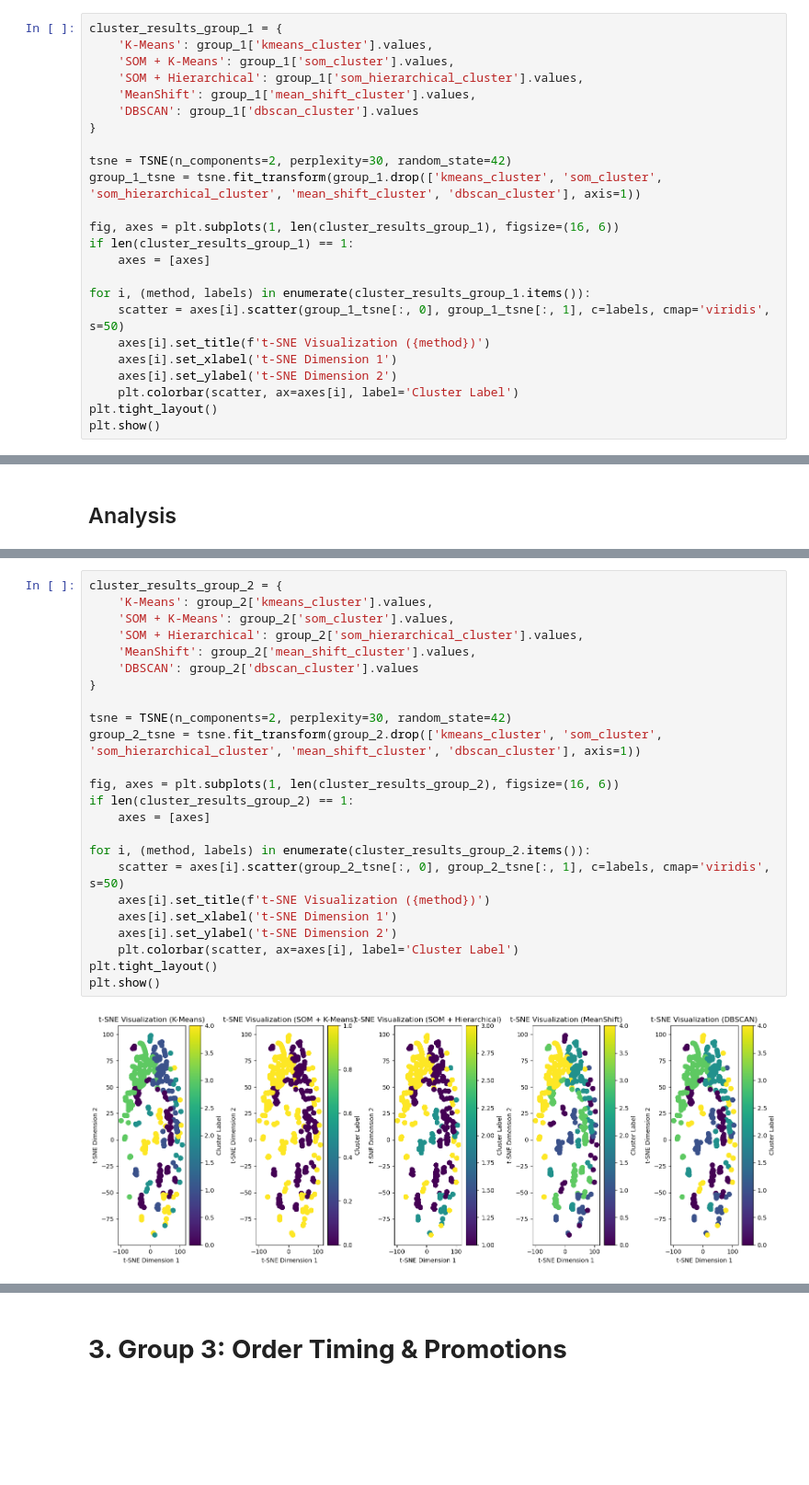
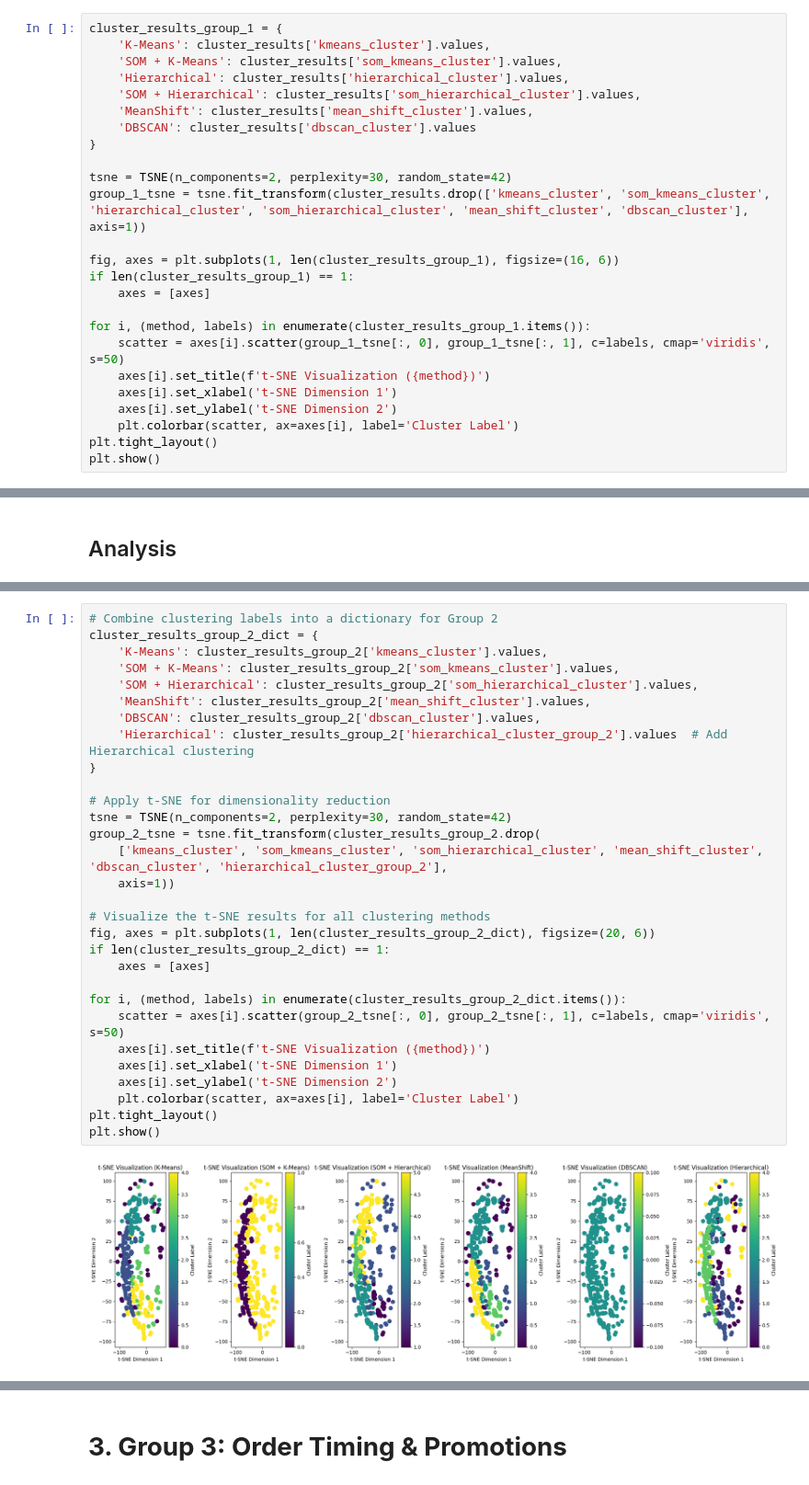
Before and after one commit to gugaaa1904/Data_Mining, a Jupyter notebook: Group 51 Clustering.ipynb, the cells around one changed output, grey strips where cells are left out. Shown at 92% size. Saved outputs shown, nothing was run; the diff lists cells and outputs as text; blank space fills up the shorter version.

```diff
--- a/Group 51 Clustering.ipynb
+++ b/Group 51 Clustering.ipynb
@@ -570,15 +793,16 @@ dbscan_cluster
 [⬆️ Back to Top](#top)
 # %%
 cluster_results_group_1 = {
-    'K-Means': group_1['kmeans_cluster'].values,
-    'SOM + K-Means': group_1['som_cluster'].values,
-    'SOM + Hierarchical': group_1['som_hierarchical_cluster'].values,
-    'MeanShift': group_1['mean_shift_cluster'].values,
-    'DBSCAN': group_1['dbscan_cluster'].values
+    'K-Means': cluster_results['kmeans_cluster'].values,
+    'SOM + K-Means': cluster_results['som_kmeans_cluster'].values,
+    'Hierarchical': cluster_results['hierarchical_cluster'].values,
+    'SOM + Hierarchical': cluster_results['som_hierarchical_cluster'].values,
+    'MeanShift': cluster_results['mean_shift_cluster'].values,
+    'DBSCAN': cluster_results['dbscan_cluster'].values
 }
 
 tsne = TSNE(n_components=2, perplexity=30, random_state=42)
-group_1_tsne = tsne.fit_transform(group_1.drop(['kmeans_cluster', 'som_cluster', 'som_hierarchical_cluster', 'mean_shift_cluster', 'dbscan_cluster'], axis=1))
+group_1_tsne = tsne.fit_transform(cluster_results.drop(['kmeans_cluster', 'som_kmeans_cluster', 'hierarchical_cluster', 'som_hierarchical_cluster', 'mean_shift_cluster', 'dbscan_cluster'], axis=1))
 
 fig, axes = plt.subplots(1, len(cluster_results_group_1), figsize=(16, 6))
 if len(cluster_results_group_1) == 1:
@@ -1025,28 +1463,34 @@ cluster_summary
 
 [⬆️ Back to Top](#top)
 # %%
-cluster_results_group_2 = {
-    'K-Means': group_2['kmeans_cluster'].values,
-    'SOM + K-Means': group_2['som_cluster'].values,
-    'SOM + Hierarchical': group_2['som_hierarchical_cluster'].values,
-    'MeanShift': group_2['mean_shift_cluster'].values,
-    'DBSCAN': group_2['dbscan_cluster'].values
+# Combine clustering labels into a dictionary for Group 2
+cluster_results_group_2_dict = {
+    'K-Means': cluster_results_group_2['kmeans_cluster'].values,
+    'SOM + K-Means': cluster_results_group_2['som_kmeans_cluster'].values,
+    'SOM + Hierarchical': cluster_results_group_2['som_hierarchical_cluster'].values,
+    'MeanShift': cluster_results_group_2['mean_shift_cluster'].values,
+    'DBSCAN': cluster_results_group_2['dbscan_cluster'].values,
+    'Hierarchical': cluster_results_group_2['hierarchical_cluster_group_2'].values  # Add Hierarchical clustering
 }
 
+# Apply t-SNE for dimensionality reduction
 tsne = TSNE(n_components=2, perplexity=30, random_state=42)
-group_2_tsne = tsne.fit_transform(group_2.drop(['kmeans_cluster', 'som_cluster', 'som_hierarchical_cluster', 'mean_shift_cluster', 'dbscan_cluster'], axis=1))
+group_2_tsne = tsne.fit_transform(cluster_results_group_2.drop(
+    ['kmeans_cluster', 'som_kmeans_cluster', 'som_hierarchical_cluster', 'mean_shift_cluster', 'dbscan_cluster', 'hierarchical_cluster_group_2'],
+    axis=1))
 
-fig, axes = plt.subplots(1, len(cluster_results_group_2), figsize=(16, 6))
-if len(cluster_results_group_2) == 1:
+# Visualize the t-SNE results for all clustering methods
+fig, axes = plt.subplots(1, len(cluster_results_group_2_dict), figsize=(20, 6))
+if len(cluster_results_group_2_dict) == 1:
     axes = [axes]
 
-for i, (method, labels) in enumerate(cluster_results_group_2.items()):
+for i, (method, labels) in enumerate(cluster_results_group_2_dict.items()):
     scatter = axes[i].scatter(group_2_tsne[:, 0], group_2_tsne[:, 1], c=labels, cmap='viridis', s=50)
     axes[i].set_title(f't-SNE Visualization ({method})')
     axes[i].set_xlabel('t-SNE Dimension 1')
     axes[i].set_ylabel('t-SNE Dimension 2')
     plt.colorbar(scatter, ax=axes[i], label='Cluster Label')
 plt.tight_layout()
 plt.show()
 # %% [output]
-[figure, old version]
+[figure, new version]
```
Also changed, not shown: parts of 113 cells of this notebook, 4 other files.
